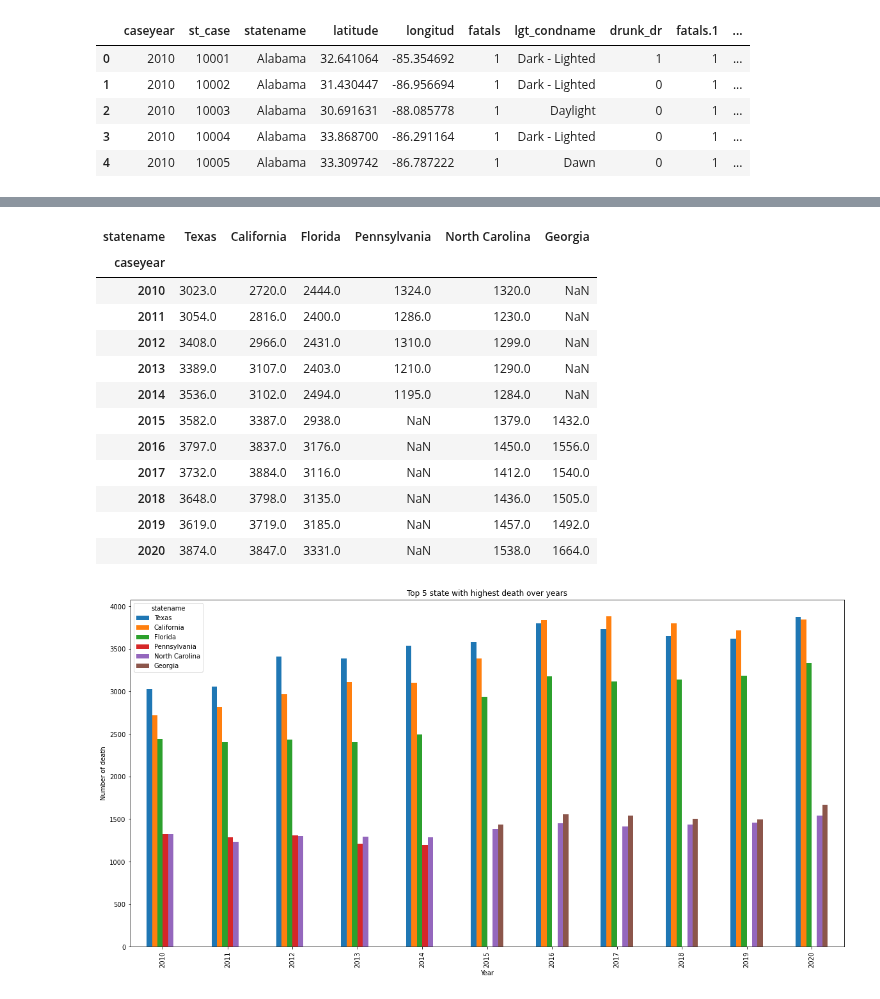
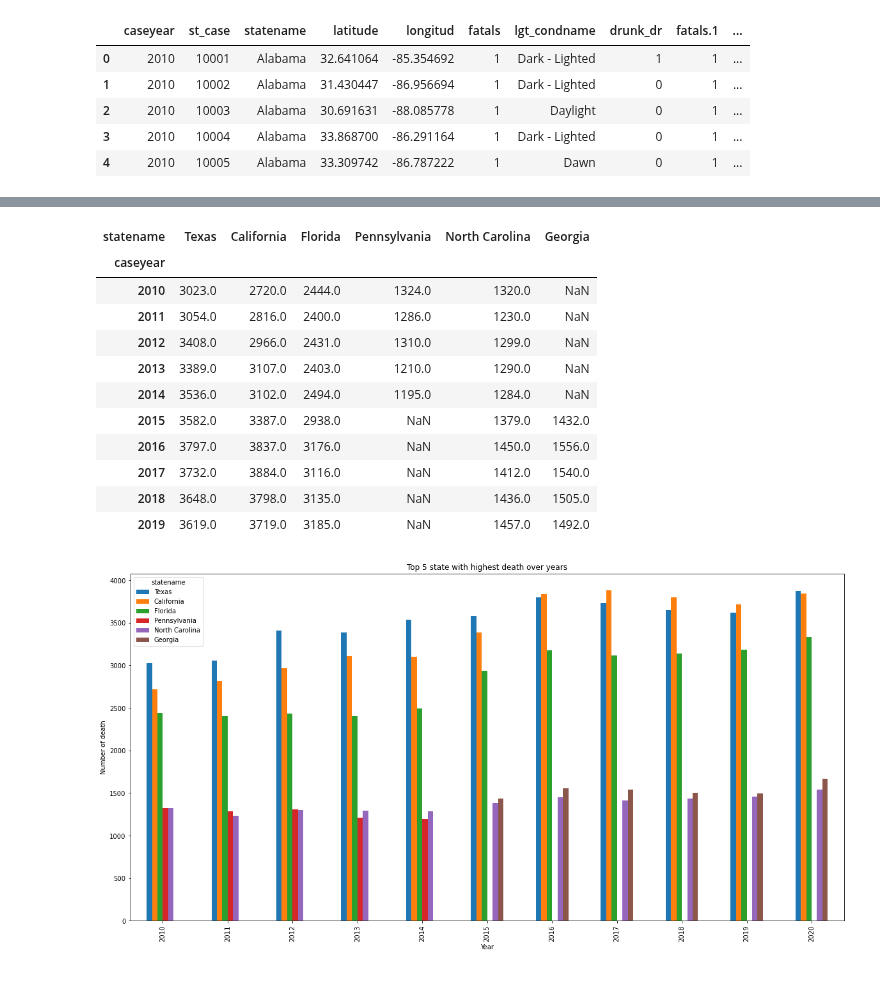
Before and after one commit to MZt92-ui/Project-1-Group-3, a Jupyter notebook: car_crash/data_analyse.ipynb, the cells around one changed output, grey strips where cells are left out. Drawn from its saved outputs; the diff is of its cells as text; code cells hidden in the pictures.

```diff
--- a/car_crash/data_analyse.ipynb
+++ b/car_crash/data_analyse.ipynb
@@ -114,26 +87,25 @@ p1.figure.savefig('Output/Crash cases over year.png',bbox_inches='tight')
 # %%
 # create death per state dataframe
 death_by_state = fatality.groupby(['caseyear','statename']).sum()['fatals'].reset_index()
 #### top 5 states with highest death
 summary_crash_top_state = death_by_state.sort_values('fatals',ascending=False).groupby('caseyear').head(5)
 summary_crash_top_state = summary_crash_top_state.sort_values(['caseyear','fatals'],ascending=[True,False])
 summary_crash_top_state = summary_crash_top_state.pivot(index='caseyear', columns='statename', values='fatals')
 summary_crash_top_state=summary_crash_top_state [['Texas','California','Florida','Pennsylvania','North Carolina','Georgia']]
-summary_crash_top_state
+summary_crash_top_state.head(10)
 # %% [output]
 | statename | Texas | California | Florida | Pennsylvania | North Carolina | Georgia |
 | caseyear |  |  |  |  |  |  |
 | 2010 | 3023.0 | 2720.0 | 2444.0 | 1324.0 | 1320.0 | NaN |
 | 2011 | 3054.0 | 2816.0 | 2400.0 | 1286.0 | 1230.0 | NaN |
 | 2012 | 3408.0 | 2966.0 | 2431.0 | 1310.0 | 1299.0 | NaN |
 | 2013 | 3389.0 | 3107.0 | 2403.0 | 1210.0 | 1290.0 | NaN |
 | 2014 | 3536.0 | 3102.0 | 2494.0 | 1195.0 | 1284.0 | NaN |
 | 2015 | 3582.0 | 3387.0 | 2938.0 | NaN | 1379.0 | 1432.0 |
 | 2016 | 3797.0 | 3837.0 | 3176.0 | NaN | 1450.0 | 1556.0 |
 | 2017 | 3732.0 | 3884.0 | 3116.0 | NaN | 1412.0 | 1540.0 |
 | 2018 | 3648.0 | 3798.0 | 3135.0 | NaN | 1436.0 | 1505.0 |
 | 2019 | 3619.0 | 3719.0 | 3185.0 | NaN | 1457.0 | 1492.0 |
-| 2020 | 3874.0 | 3847.0 | 3331.0 | NaN | 1538.0 | 1664.0 |
 # %%
 #plot top 5 states with highest death per year
 fig, p = plt.subplots(figsize = (20,10))
```
Also changed, not shown: parts of 11 cells of this notebook, 14 other files.
